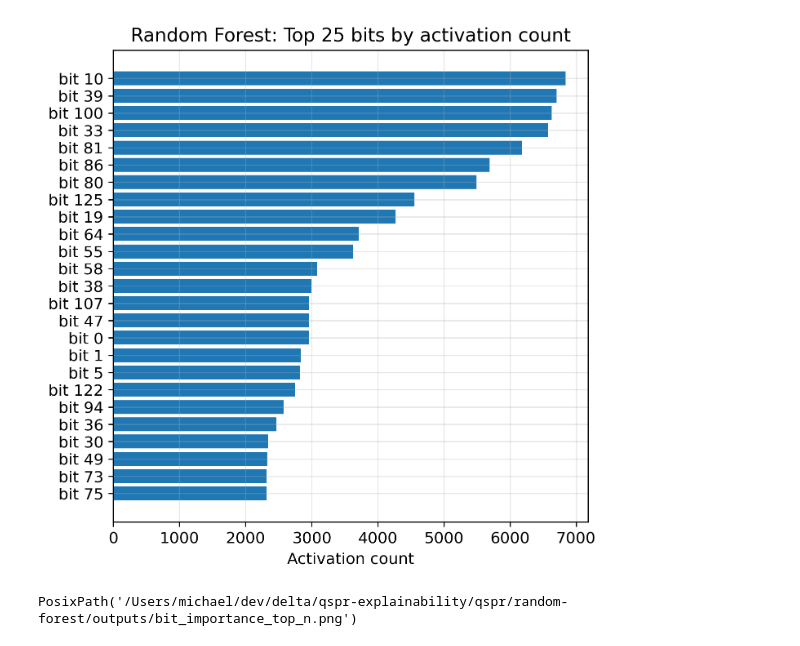
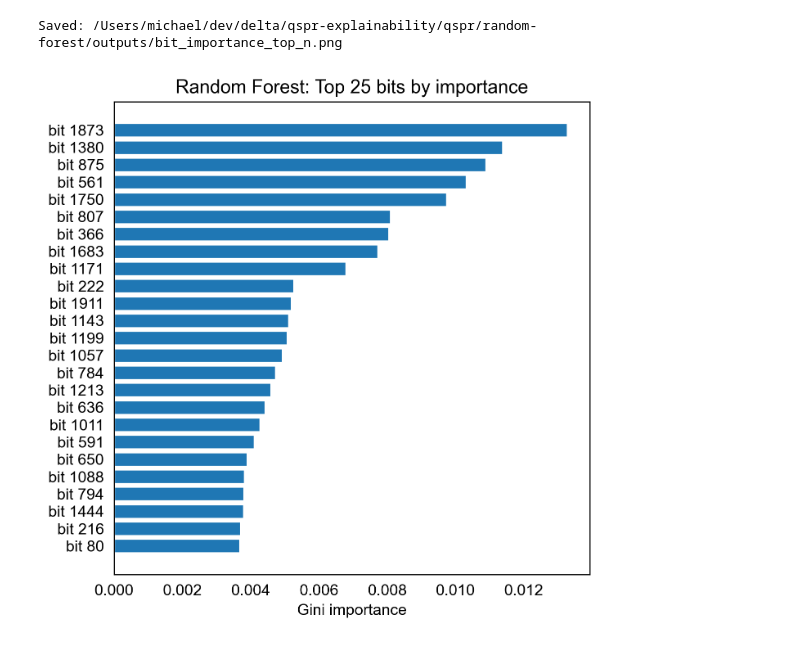
Before and after one commit to lopataa/qspr-qsar-explainability, a Jupyter notebook: qspr/random-forest/bit_importance_top_n.ipynb, the cells around one changed output. Saved outputs shown, nothing was run; the diff lists cells and outputs as text; code cells hidden in the pictures.

```diff
--- a/qspr/random-forest/bit_importance_top_n.ipynb
+++ b/qspr/random-forest/bit_importance_top_n.ipynb
@@ -64,21 +64,32 @@ df, X = build_feature_matrix(df, radius=ECFP_RADIUS, n_bits=ECFP_N_BITS)
 # %%
 y, cutoff = make_binary_target(df["Solubility"].to_numpy())
 # %%
-bit_counts = X.sum(axis=0)
-order = np.argsort(bit_counts)[::-1][:TOP_N_BITS]
-top_counts = bit_counts[order]
+from sklearn.ensemble import RandomForestClassifier
+
+rf = RandomForestClassifier(
+    n_estimators=N_ESTIMATORS,
+    max_depth=None,
+    n_jobs=N_JOBS,
+    random_state=RANDOM_SEED,
+    class_weight='balanced_subsample'
+)
+rf.fit(X, y)
+
+importances = rf.feature_importances_
+
+order = np.argsort(importances)[::-1][:TOP_N_BITS]
+top_imps = importances[order]
 
 fig, ax = plt.subplots(figsize=FIGSIZE_SQUARE)
-ax.barh(range(TOP_N_BITS), top_counts[::-1])
+ax.barh(range(TOP_N_BITS), top_imps[::-1])
 ax.set_yticks(range(TOP_N_BITS))
 ax.set_yticklabels([f"bit {idx}" for idx in order[::-1]])
-ax.set_xlabel("Activation count")
-ax.set_title(f"{MODEL_NAME}: Top {TOP_N_BITS} bits by activation count")
+ax.set_xlabel("Gini importance")
+ax.set_title(f"{MODEL_NAME}: Top {TOP_N_BITS} bits by importance")
 
 out_path = out_dir / "bit_importance_top_n.png"
 fig.savefig(out_path, dpi=FIG_DPI, bbox_inches="tight")
-plt.show()
-out_path
+print(f"Saved: {out_path}")
 # %% [output]
+Saved: /Users/michael/dev/delta/qspr-explainability/qspr/random-forest/outputs/bit_importance_top_n.png
-[figure, old version]
+[figure, new version]
-PosixPath('/Users/michael/dev/delta/qspr-explainability/qspr/random-forest/outputs/bit_importance_top_n.png')
```
Also changed, not shown: parts of 2 cells of this notebook, 9 other files.
